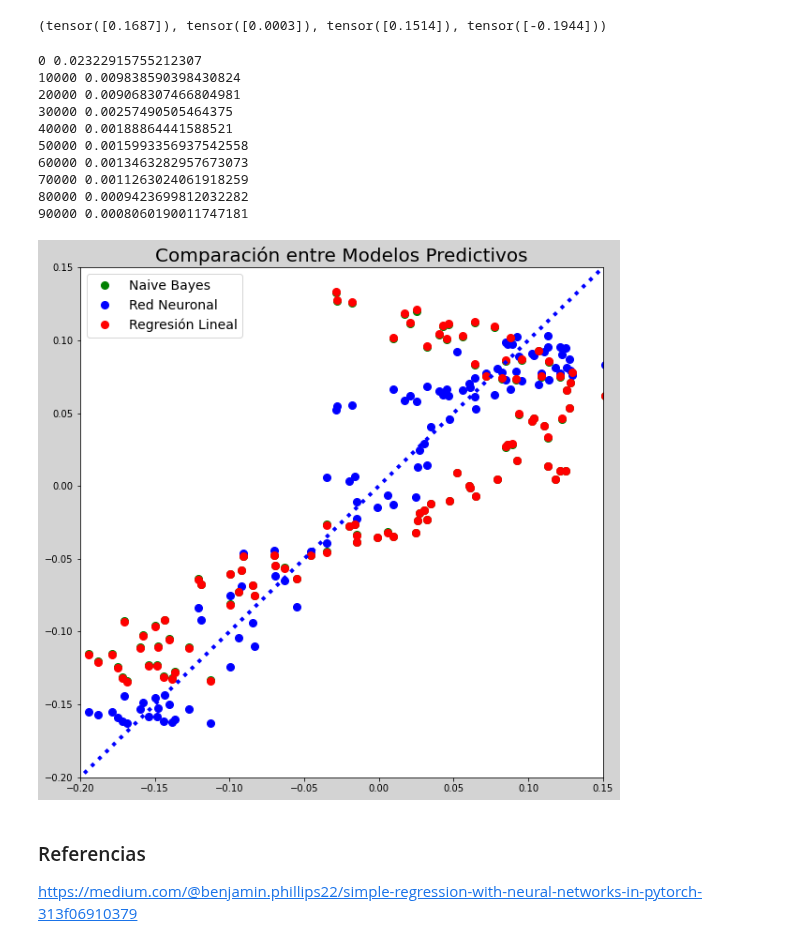
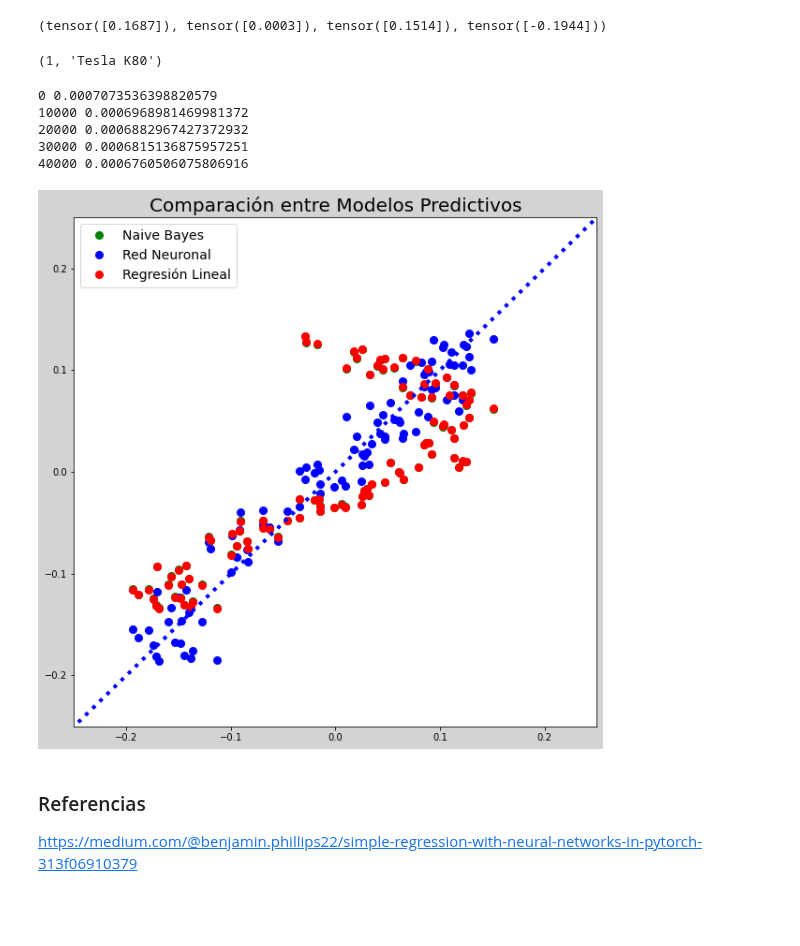
Before and after one commit to jcmachicao/modpred, a Jupyter notebook: modpred__08.ipynb, the cells around one changed output. Drawn from its saved outputs; the diff is of its cells as text; code cells hidden in the pictures; blank space fills up the shorter version.

```diff
--- a/modpred__08.ipynb
+++ b/modpred__08.ipynb
@@ -18,7 +18,7 @@ import numpy as np
 import sklearn
 import matplotlib.pyplot as plt
 # %%
-ruta = 'drive/My Drive/2020 Proyectos/salud riesgos/'
+ruta = 'drive/My Drive/2020 2021 Proyectos/salud riesgos/'
 # %%
 dataset = pd.read_excel(ruta + 'muestra_datos_X.xlsx', sheet_name='datos_2')
 #dataset = pd.read_excel(ruta + 'muestra_datos_X.xlsx', sheet_name='datos_2')
@@ -74,62 +74,59 @@ max(X), min(X), max(y), min(y)
 (tensor([0.1687]), tensor([0.0003]), tensor([0.1514]), tensor([-0.1944]))
 # %%
 model = nn.Sequential(
-  nn.Linear(lcol-1, len(dataset)),
+  nn.Linear(lcol-1, 128),
   nn.ReLU(),
-  nn.Linear(len(dataset), 100),
+  nn.Linear(128, 32),
   nn.ReLU(),
-  nn.Linear(100, 100),
-  nn.ReLU(),
-  nn.Linear(100, 100),
-  nn.ReLU(),
-  nn.Linear(100, 10),
-  nn.ReLU(),
-  nn.Linear(10, 1)
+  nn.Linear(32, 1)
 )
 criterio = nn.MSELoss()
 optimizador = torch.optim.SGD(model.parameters(), lr=0.01)
+# %%
+torch.cuda.device_count(), torch.cuda.get_device_name(0)
+# %% [output]
+(1, 'Tesla K80')
+# %%
+model.cuda(0)
+X_g = X.cuda(0)
+y_g = y.cuda(0)
 # %%
 preds = []
-for epo in range(100000):
-  y_pred = model(X)
-  loss = criterio(y_pred, y)
+for epo in range(50000):
+  y_pred = model(X_g)
+  loss = criterio(y_pred, y_g)
   loss.backward()
   optimizador.step()
   optimizador.zero_grad()
   if epo % 10000 == 0:
     print(epo, loss.item())
-    pred = y_pred.detach().numpy()
+    pred = y_pred.cpu().detach().numpy()
     #print(pred.T)
     preds.append(pred)
 # %% [output]
-0 0.02322915755212307
-10000 0.009838590398430824
-20000 0.009068307466804981
-30000 0.00257490505464375
-40000 0.00188864441588521
-50000 0.0015993356937542558
-60000 0.0013463282957673073
-70000 0.0011263024061918259
-80000 0.0009423699812032282
-90000 0.0008060190011747181
+0 0.0007073536398820579
+10000 0.0006968981469981372
+20000 0.0006882967427372932
+30000 0.0006815136875957251
+40000 0.0006760506075806916
 # %%
 #@title Gráfica
 plt.figure(figsize=(10,10), facecolor='lightgray')
 jitter=0.0005
 
 plt.plot(y_np, pred_nb, 'go', ms=8, label='Naive Bayes')
 plt.plot(y_np, pred, 'bo', ms=8, label='Red Neuronal')
 plt.plot(y_np, pred_lm, 'ro', ms=8, label='Regresión Lineal')
 plt.plot([-1,1], [-1, 1], 'b:', lw=4)
 
 plt.title('Comparación entre Modelos Predictivos', fontsize=20)
 plt.legend(loc='best', fontsize=14)
-plt.xlim(-0.2,0.15)
-plt.ylim(-0.2,0.15)
+plt.xlim(-0.25,0.25)
+plt.ylim(-0.25,0.25)
 #plt.text(1,1, 'GestioDinámica 2020')
 plt.show()
 # %% [output]
-[figure, old version]
+[figure, new version]
 # %% [markdown]
 ### Referencias
 https://medium.com/@benjamin.phillips22/simple-regression-with-neural-networks-in-pytorch-313f06910379
```
Also changed, not shown: parts of 1 cell of this notebook.
